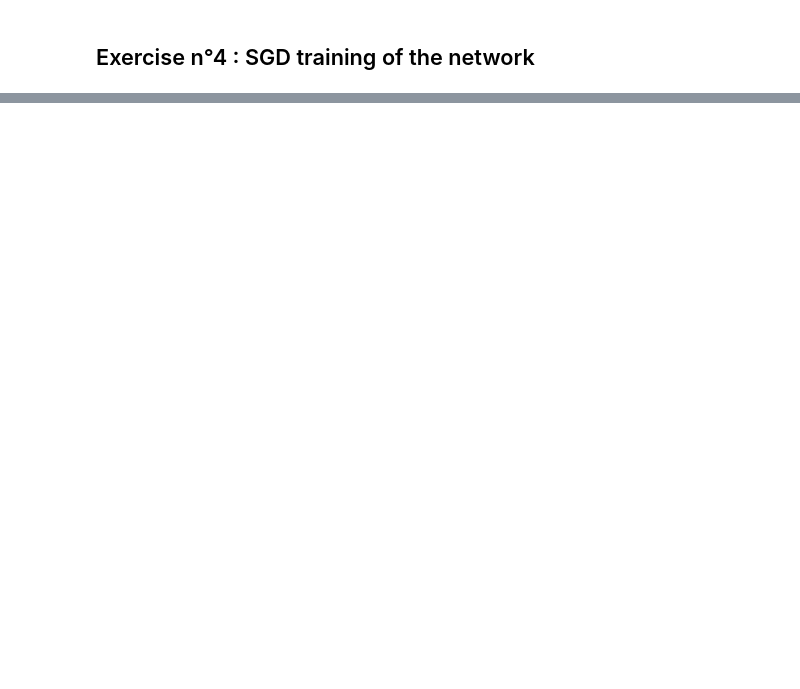
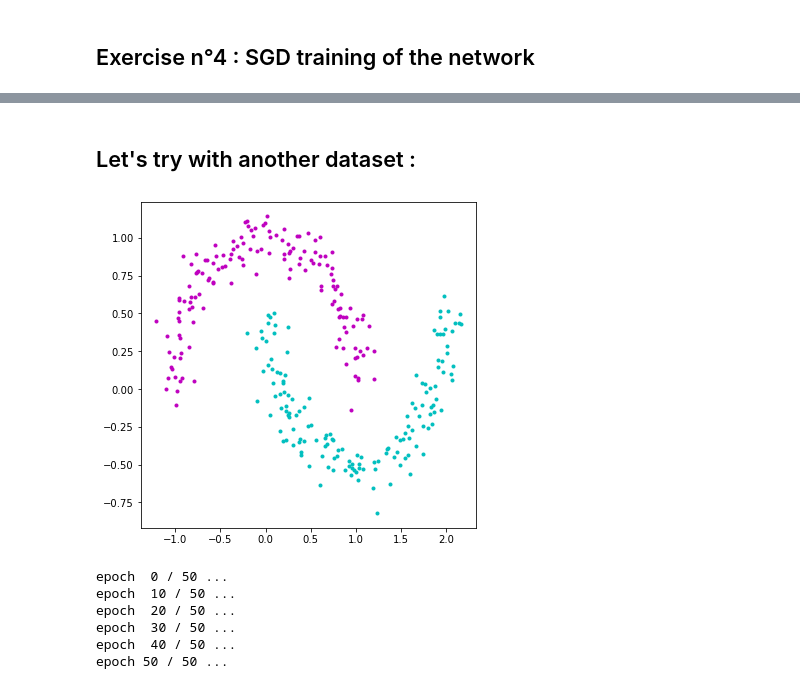
Before and after one commit to VirgileValiau/Deep_Learning, a Jupyter notebook: TPS/TP2/lab2_MLP.ipynb, the cells around one changed output, grey strips where cells are left out. Saved outputs shown, nothing was run; the diff lists cells and outputs as text; code cells hidden in the pictures; blank space fills up the shorter version.

```diff
--- a/TPS/TP2/lab2_MLP.ipynb
+++ b/TPS/TP2/lab2_MLP.ipynb
@@ -111,0 +99,22 @@ plt.show()
+# %% [markdown]
+## Let's try with another dataset :
+# %%
+X,y = make_moons(n_samples = 300,noise=0.1)
+n,d = X.shape
+plt.figure(1,figsize=[6,6])
+plt.plot(X[:,0][np.where(y==1)],X[:,1][np.where(y==1)],'.c')
+plt.plot(X[:,0][np.where(y==0)],X[:,1][np.where(y==0)],'.m')
+plt.show()
+# %% [output]
+[figure, added]
+# %%
+archi = [d,10,1]
+mlp = MLP(X,y,archi)
+mlp.train(50,0.01)
+# %% [output]
+epoch  0 / 50 ...
+epoch  10 / 50 ...
+epoch  20 / 50 ...
+epoch  30 / 50 ...
+epoch  40 / 50 ...
+epoch 50 / 50 ...
```
Also changed, not shown: parts of 19 cells of this notebook, 2 other files.
